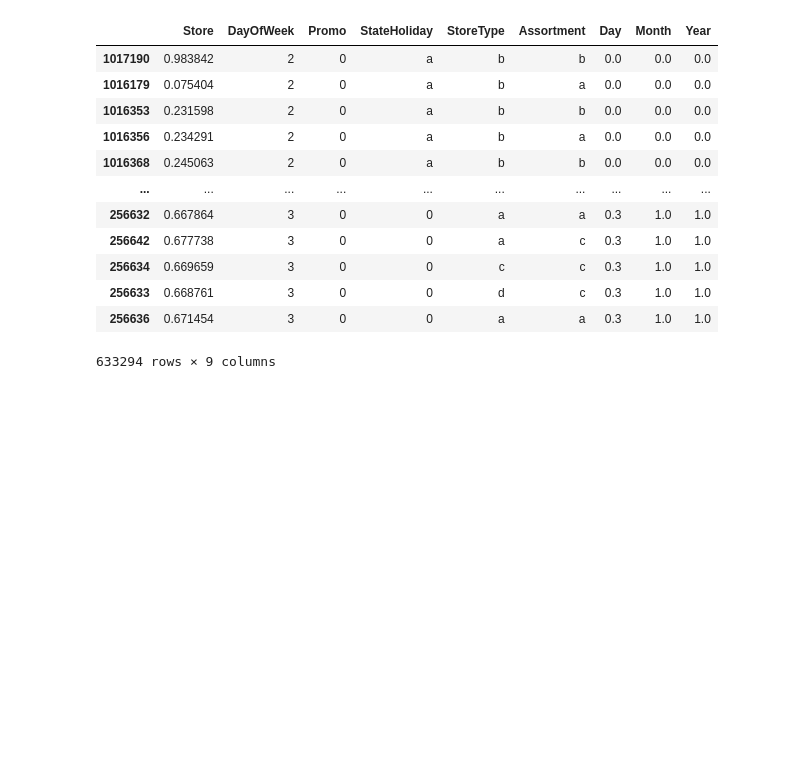
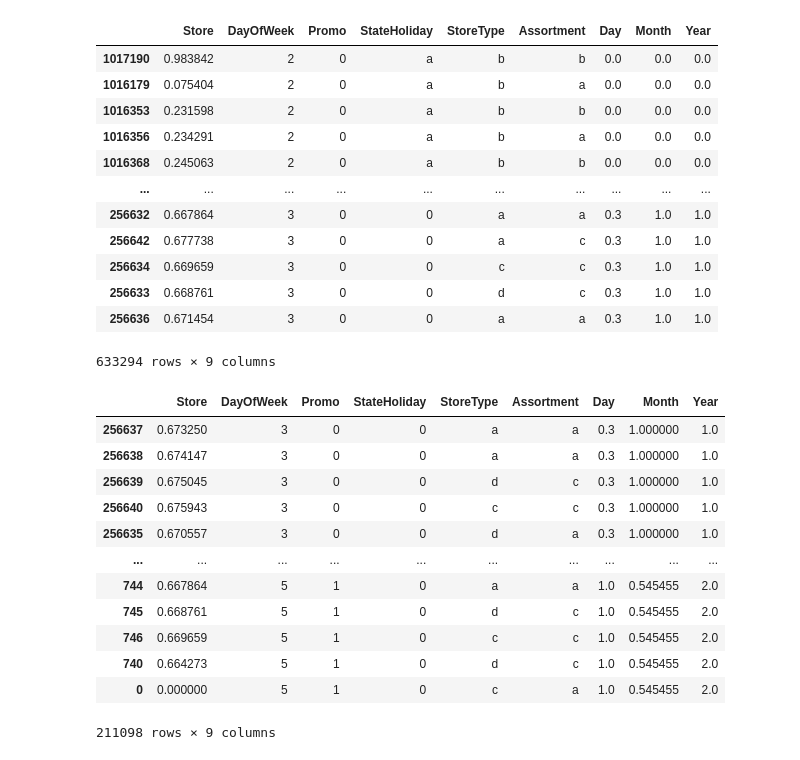
Before and after one commit to Imran1hp/Machine-Learning, a Jupyter notebook: Rossmann_store_sales_prob.ipynb, the cells around one changed output. Cells and saved outputs as stored; diff of their text form; code cells hidden in the pictures; blank space fills up the shorter version.

```diff
--- a/Rossmann_store_sales_prob.ipynb
+++ b/Rossmann_store_sales_prob.ipynb
@@ -435,3 +435,19 @@ train_inputs
 | 256633 | 0.668761 | 3 | 0 | 0 | d | c | 0.3 | 1.0 | 1.0 |
 | 256636 | 0.671454 | 3 | 0 | 0 | a | a | 0.3 | 1.0 | 1.0 |
 633294 rows × 9 columns
+# %%
+val_inputs
+# %% [output]
+|  | Store | DayOfWeek | Promo | StateHoliday | StoreType | Assortment | Day | Month | Year |
+| 256637 | 0.673250 | 3 | 0 | 0 | a | a | 0.3 | 1.000000 | 1.0 |
+| 256638 | 0.674147 | 3 | 0 | 0 | a | a | 0.3 | 1.000000 | 1.0 |
+| 256639 | 0.675045 | 3 | 0 | 0 | d | c | 0.3 | 1.000000 | 1.0 |
+| 256640 | 0.675943 | 3 | 0 | 0 | c | c | 0.3 | 1.000000 | 1.0 |
+| 256635 | 0.670557 | 3 | 0 | 0 | d | a | 0.3 | 1.000000 | 1.0 |
+| ... | ... | ... | ... | ... | ... | ... | ... | ... | ... |
+| 744 | 0.667864 | 5 | 1 | 0 | a | a | 1.0 | 0.545455 | 2.0 |
+| 745 | 0.668761 | 5 | 1 | 0 | d | c | 1.0 | 0.545455 | 2.0 |
+| 746 | 0.669659 | 5 | 1 | 0 | c | c | 1.0 | 0.545455 | 2.0 |
+| 740 | 0.664273 | 5 | 1 | 0 | d | c | 1.0 | 0.545455 | 2.0 |
+| 0 | 0.000000 | 5 | 1 | 0 | c | a | 1.0 | 0.545455 | 2.0 |
+211098 rows × 9 columns
```
Also changed, not shown: parts of 5 cells of this notebook.
